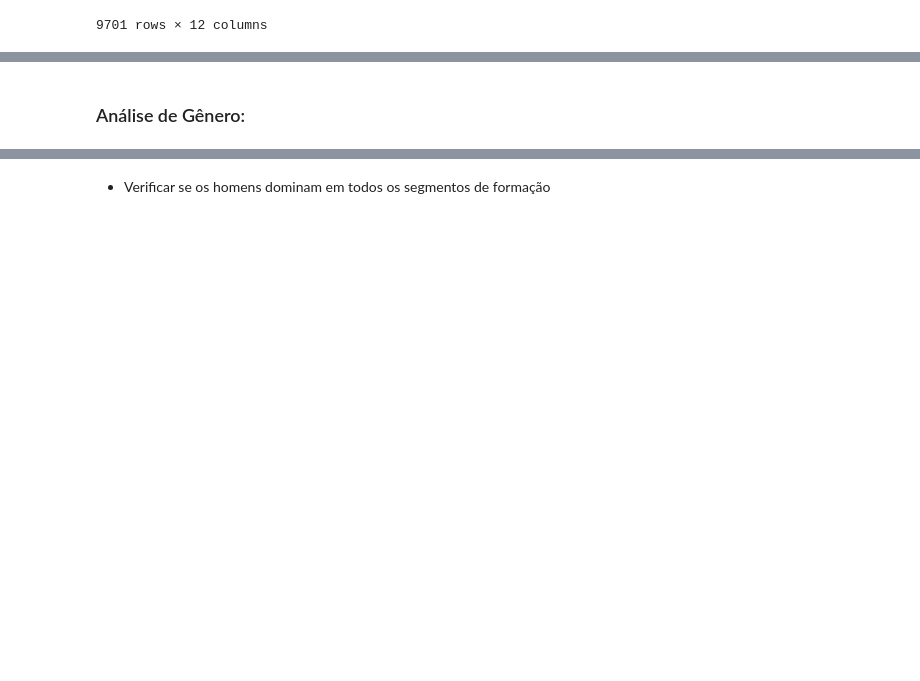
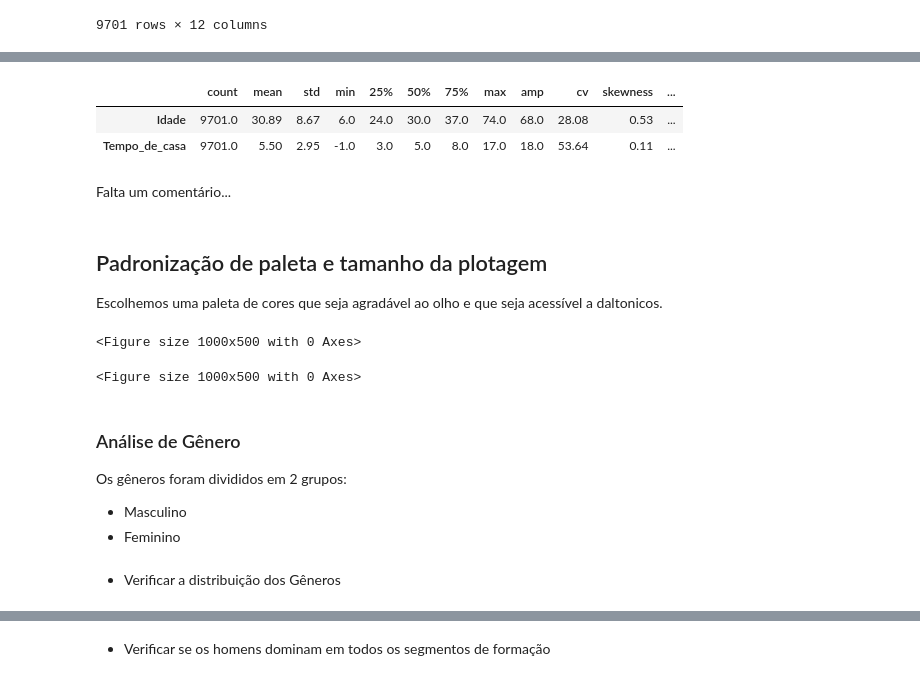
Before and after one commit to pedrolustosab/AdaHack-Dados, a Jupyter notebook: Análise Exploratória.ipynb, the cells around one changed output, grey strips where cells are left out. Cells and saved outputs as stored; diff of their text form; code cells hidden in the pictures; blank space fills up the shorter version.

Commit message:
Atualizando a análise

```diff
--- a/Análise Exploratória.ipynb
+++ b/Análise Exploratória.ipynb
@@ -40,3 +129,44 @@ df
+# %%
+# A dispersão e a forma da distribuição de um conjunto de dados
+df_describe = df.describe()
+
+# A amplitude é a diferença entre o valor máximo e mínimo.
+df_describe.loc['amp'] = df_describe.loc['max'] - df_describe.loc['min']
+
+# O coeficiente de variação (CV) é uma medida da variabilidade relativa em relação à média.
+df_describe.loc['cv'] = (df_describe.loc['std'] / df_describe.loc['mean'] ).abs() *100
+
+# A assimetria é uma medida estatística para avaliar a assimetria na distribuição dos dados.
+df_describe.loc['skewness'] = df.skew()
+
+# Calculando o IQR para cada coluna numérica
+df_describe.loc['IQR'] = df_describe.loc['75%'] - df_describe.loc['25%']
+
+# Por fim, o código arredonda os valores para duas casas decimais e transpõe o DataFrame para melhor visualização.
+df_describe.round(2).T
+# %% [output]
+|  | count | mean | std | min | 25% | 50% | 75% | max | amp | cv | skewness | ... |
+| Idade | 9701.0 | 30.89 | 8.67 | 6.0 | 24.0 | 30.0 | 37.0 | 74.0 | 68.0 | 28.08 | 0.53 | ... |
+| Tempo_de_casa | 9701.0 | 5.50 | 2.95 | -1.0 | 3.0 | 5.0 | 8.0 | 17.0 | 18.0 | 53.64 | 0.11 | ... |
+# %% [markdown]
+Falta um comentário...
+# %% [markdown]
+## Padronização de paleta e tamanho da plotagem
+Escolhemos uma paleta de cores que seja agradável ao olho e que seja acessível a daltonicos.
+# %%
+# Definir a paleta de cores Viridian
+sns.set_palette("viridis")
+
+# Criar a figura com o tamanho especificado
+plt.figure(figsize=(10, 5))
+# %% [output]
+<Figure size 1000x500 with 0 Axes>
+<Figure size 1000x500 with 0 Axes>
 # %% [markdown]
-### Análise de Gênero:
+### Análise de Gênero
+Os gêneros foram divididos em 2 grupos:
+- Masculino
+- Feminino
+# %% [markdown]
+- Verificar a distribuição dos Gêneros
 # %%
```
Also changed, not shown: parts of 20 cells of this notebook.
